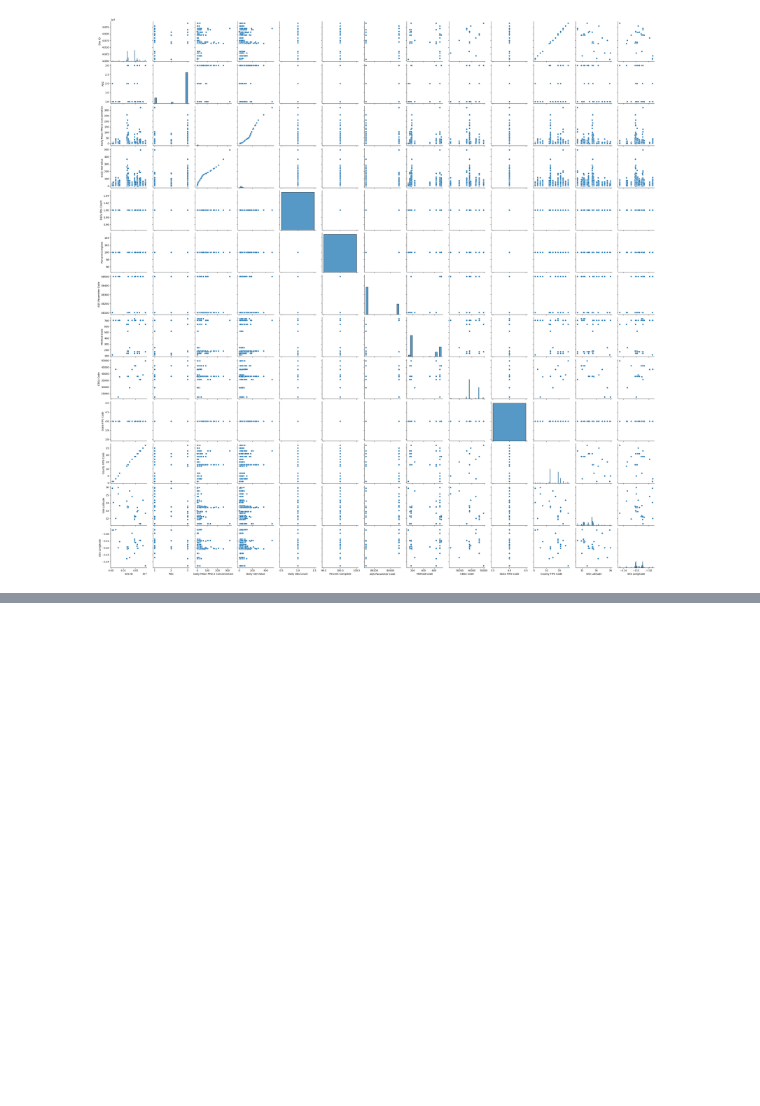
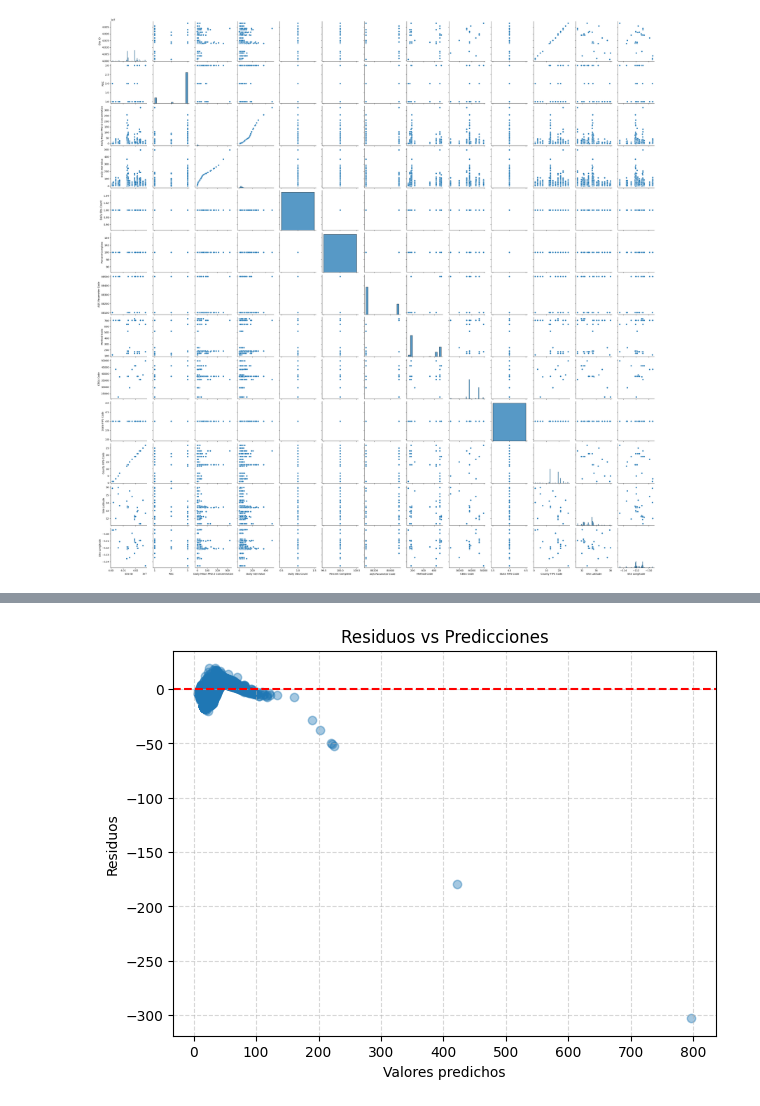
Before and after one commit to Fx2048/PI_Equipo04, a Jupyter notebook: Proyectos_de_ingenieria1/Talleres/Informe_Componentes_aire_Regresión_Lineal/INFORME_MAYORI_TURIN.ipynb, the cells around one changed output, grey strips where cells are left out. Saved outputs shown, nothing was run; the diff lists cells and outputs as text; code cells hidden in the pictures; blank space fills up the shorter version.

```diff
--- a/Proyectos_de_ingenieria1/Talleres/Informe_Componentes_aire_Regresión_Lineal/INFORME_MAYORI_TURIN.ipynb
+++ b/Proyectos_de_ingenieria1/Talleres/Informe_Componentes_aire_Regresión_Lineal/INFORME_MAYORI_TURIN.ipynb
@@ -211,0 +259,15 @@ Variables más influyentes:
+# %%
+#diagnótico de linealidad
+plt.figure(figsize=(7,5))
+
+plt.scatter(y_pred, residuals, alpha=0.4)
+plt.axhline(0, color='red', linestyle='--')
+
+plt.xlabel("Valores predichos")
+plt.ylabel("Residuos")
+plt.title("Residuos vs Predicciones")
+
+plt.grid(True, linestyle='--', alpha=0.5)
+plt.show()
+# %% [output]
+[figure, added]
```
Also changed, not shown: parts of 10 cells of this notebook.
